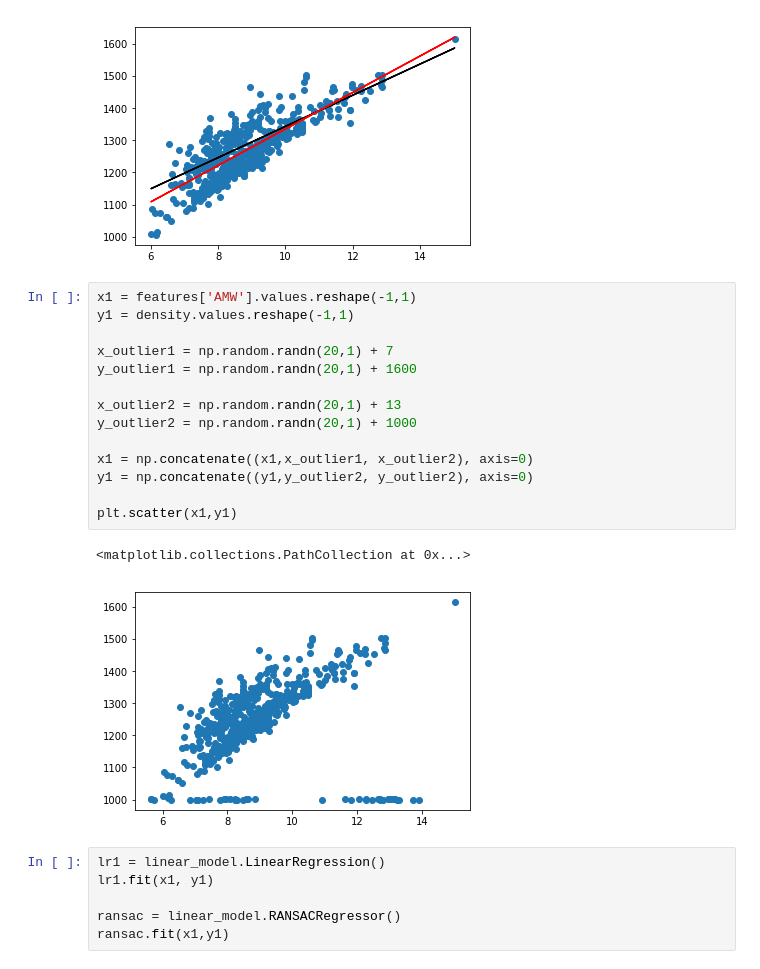
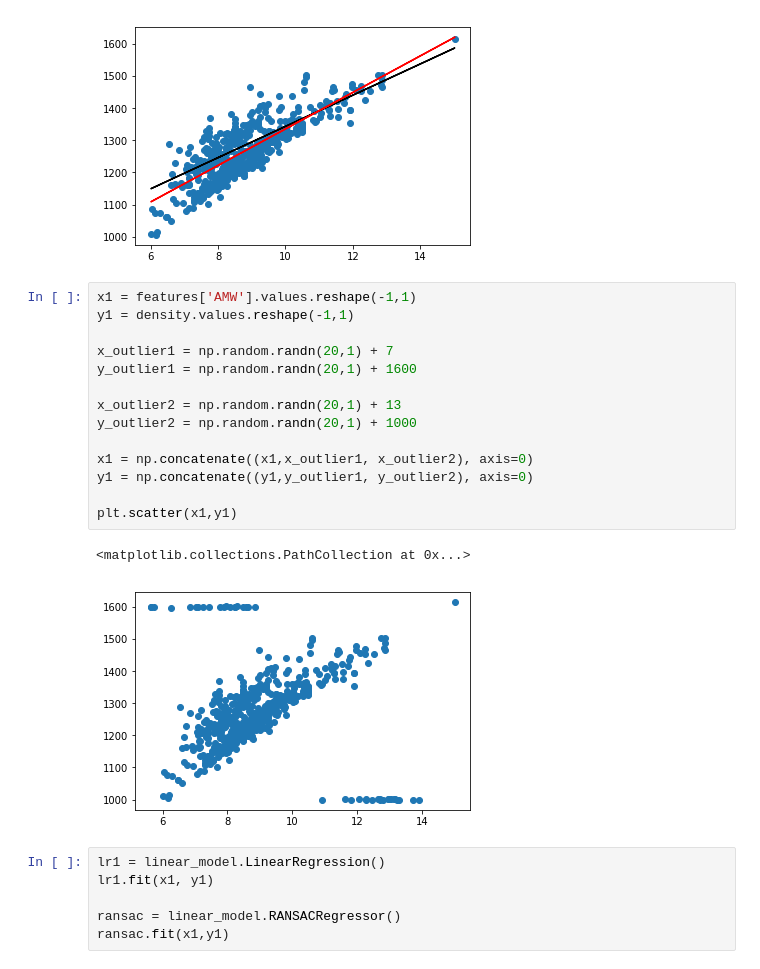
Before and after one commit to mojtabah/ML_tutorial, a Jupyter notebook: notebooks/02_LinearModels.ipynb, the cells around one changed output. Saved outputs shown, nothing was run; the diff lists cells and outputs as text.

```diff
--- a/notebooks/02_LinearModels.ipynb
+++ b/notebooks/02_LinearModels.ipynb
@@ -102,20 +128,20 @@ plt.plot(x1, lr1.predict(x1), color='red')
 # %%
 x1 = features['AMW'].values.reshape(-1,1)
 y1 = density.values.reshape(-1,1)
 
 x_outlier1 = np.random.randn(20,1) + 7
 y_outlier1 = np.random.randn(20,1) + 1600
 
 x_outlier2 = np.random.randn(20,1) + 13
 y_outlier2 = np.random.randn(20,1) + 1000
 
 x1 = np.concatenate((x1,x_outlier1, x_outlier2), axis=0)
-y1 = np.concatenate((y1,y_outlier2, y_outlier2), axis=0)
+y1 = np.concatenate((y1,y_outlier1, y_outlier2), axis=0)
 
 plt.scatter(x1,y1)
 # %% [output]
 <matplotlib.collections.PathCollection at 0x...>
-[figure, old version]
+[figure, new version]
 # %%
 lr1 = linear_model.LinearRegression()
 lr1.fit(x1, y1)
```
Also changed, not shown: parts of 10 cells of this notebook, 7 other files.
